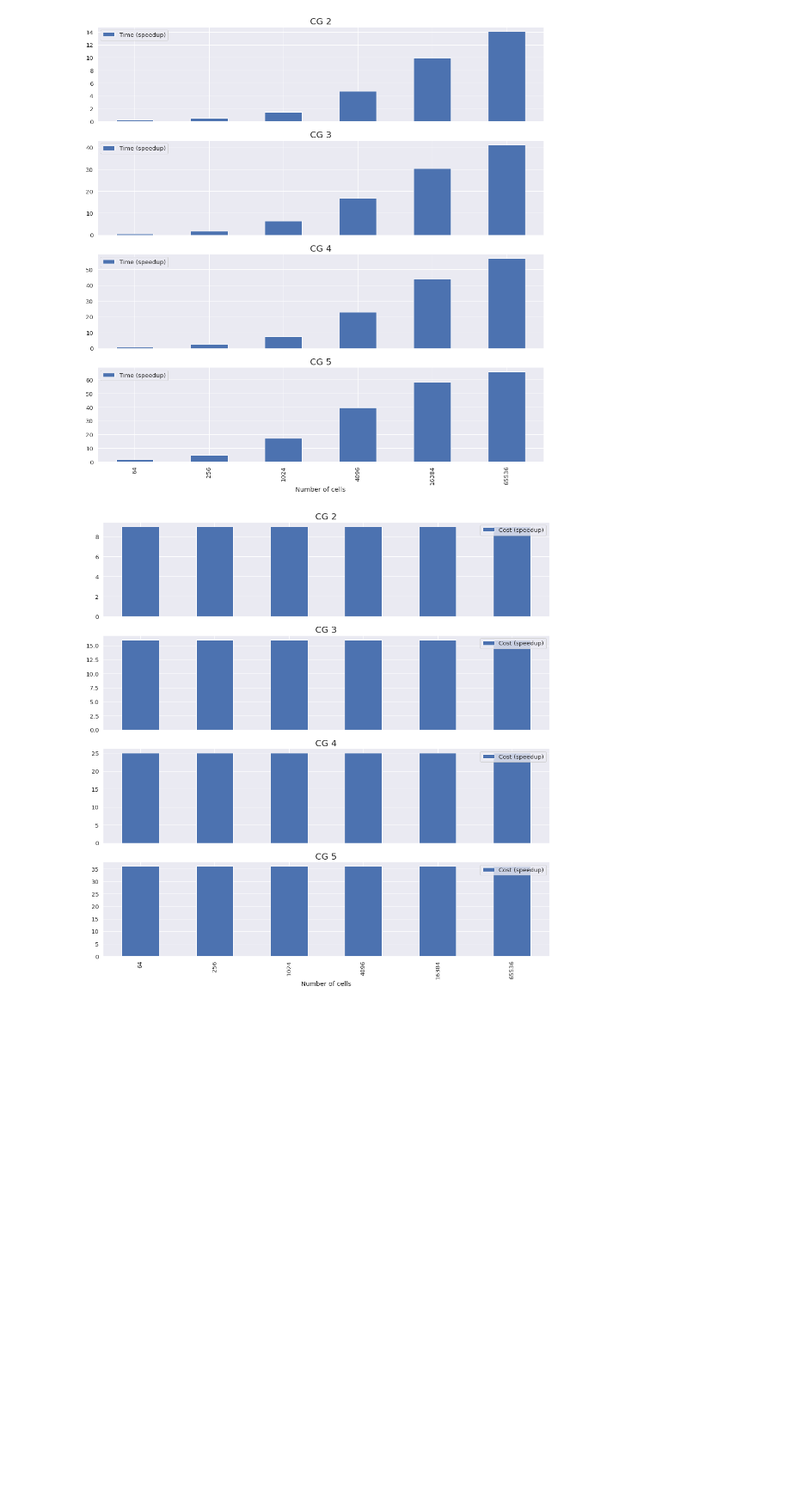
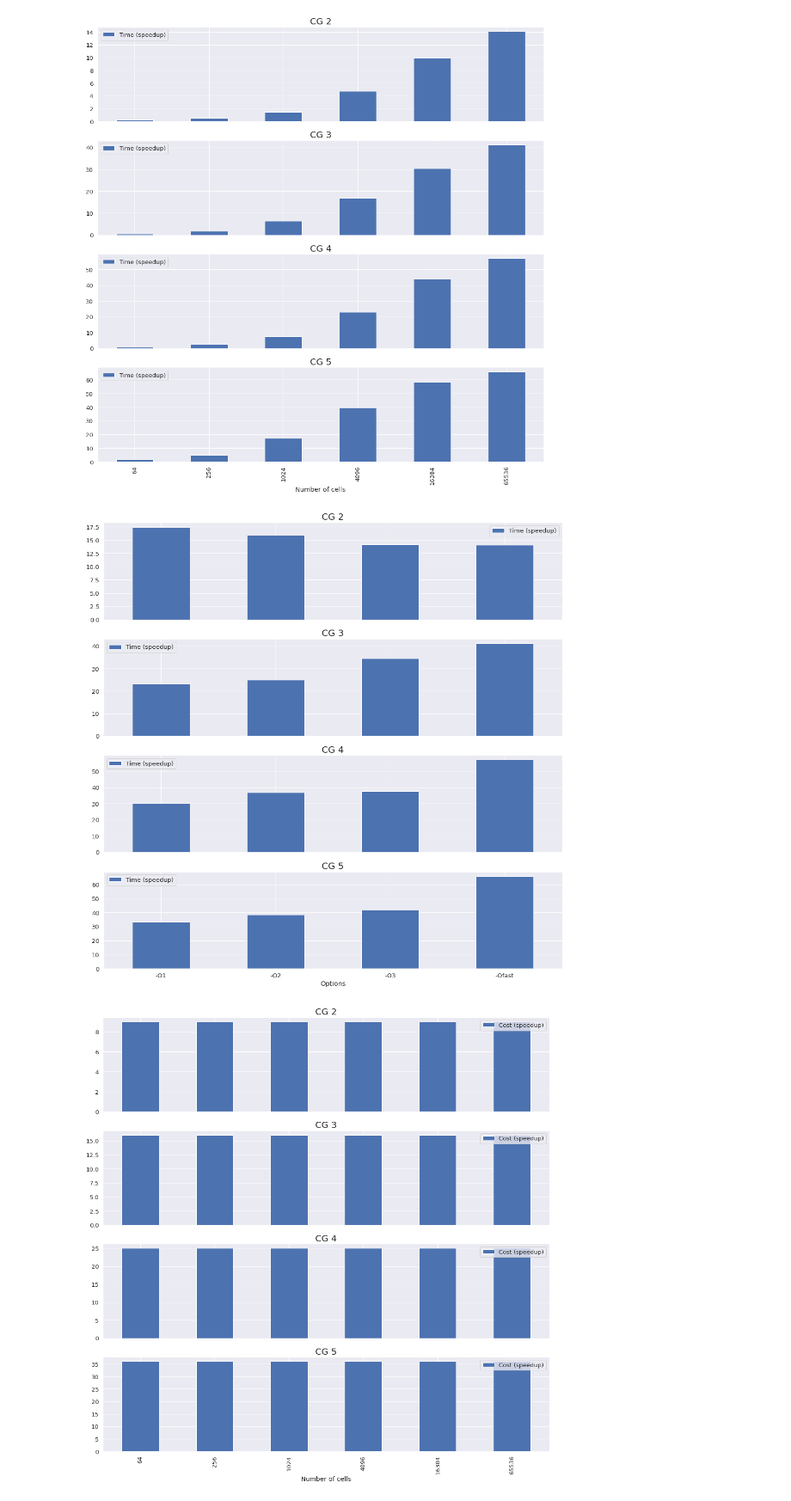
Before and after one commit to adeebkor/fenicsx-fus, a Jupyter notebook: examples/postprocess_cost.ipynb, the cells around one changed output. Shown at 86% size. Drawn from its saved outputs; the diff is of its cells as text; code cells hidden in the pictures; blank space fills up the shorter version.

Commit message:
ACompare cspeed up of different compiler options

```diff
--- a/examples/postprocess_cost.ipynb
+++ b/examples/postprocess_cost.ipynb
@@ -43,6 +43,16 @@ for p in [2, 3,4, 5]:
 plt.savefig("speedup_2d.pdf")
 # %% [output]
 [figure]
+# %%
+fig, ax = plt.subplots(4, 1, figsize=(18, 18), sharex=True)
+
+for p in [2, 3, 4, 5]:
+    df_2d.set_index("Degree").loc[p].set_index("Number of cells").loc[65536].plot.bar(ax=ax[p-2], x='Options', y=['Time (speedup)'], rot=0)
+    ax[p-2].set_title("CG {}".format(p), size=20)
+
+# plt.savefig("speedup_2d.pdf")
+# %% [output]
+[figure, added]
 # %%
 fig, ax = plt.subplots(4, 1, figsize=(18, 18), sharex=True)
 
```
Also changed, not shown: parts of 1 cell of this notebook, 6 other files.
